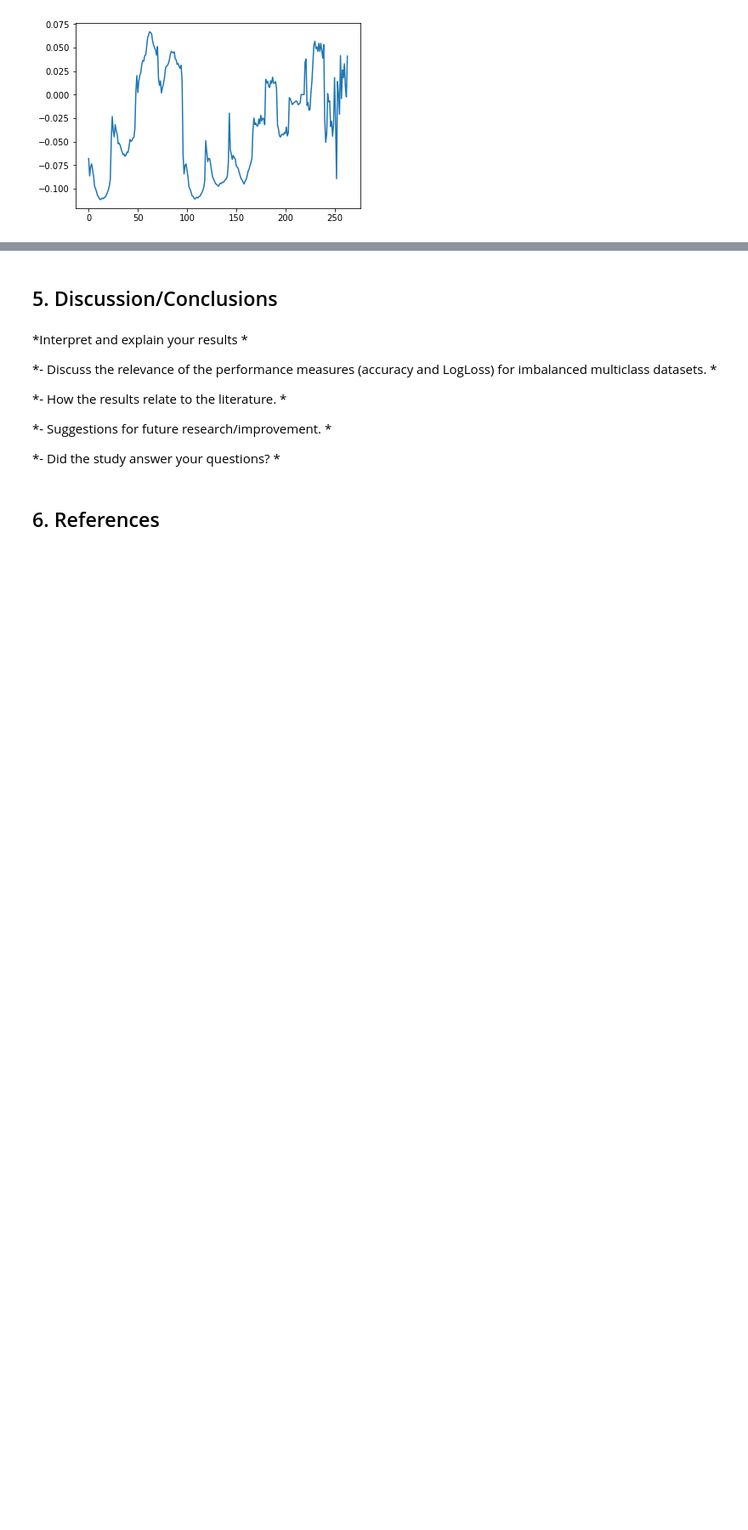
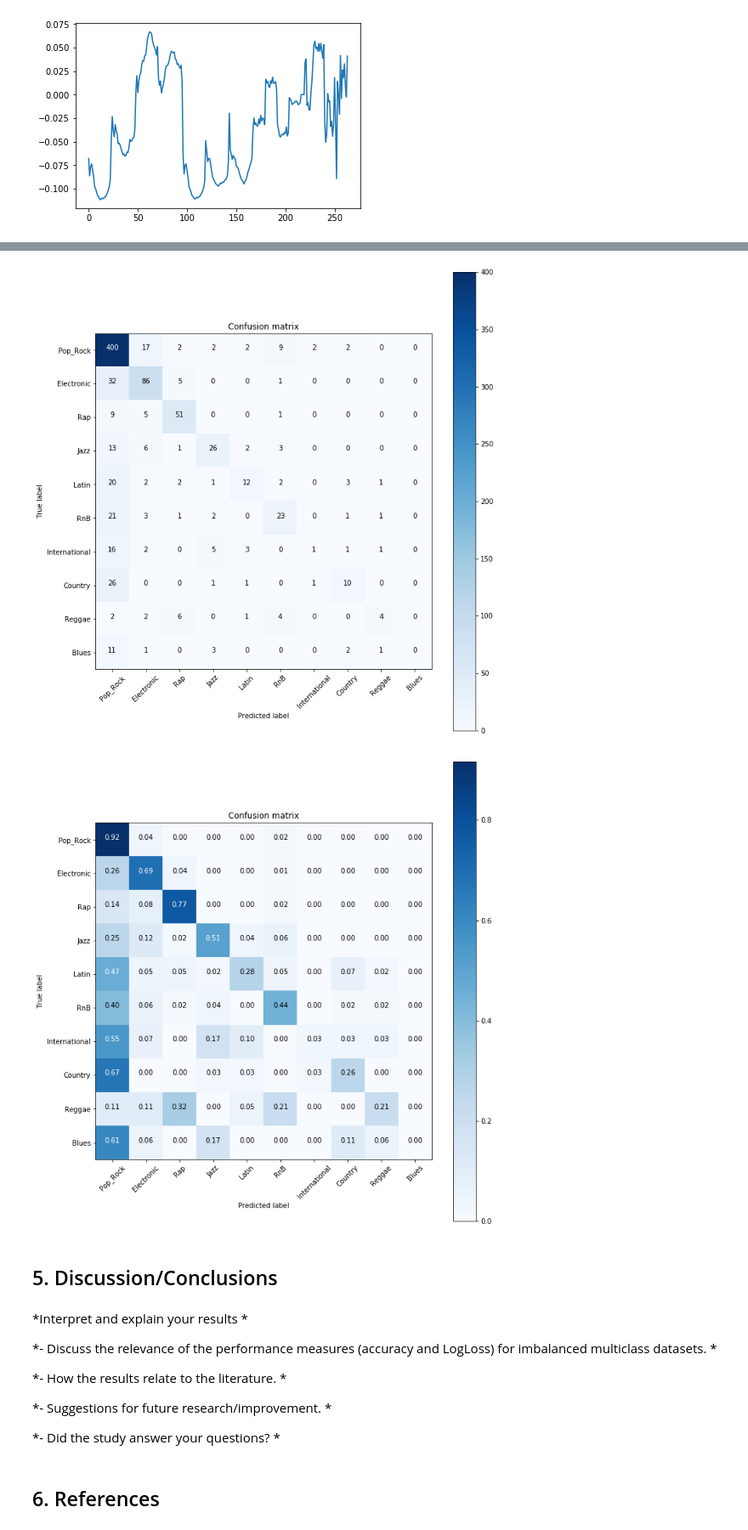
Before and after one commit to abdullahkhan93/MLBP-2018, a Jupyter notebook: Project Report.ipynb, the cells around one changed output, grey strips where cells are left out. Shown at 85% size. Saved outputs shown, nothing was run; the diff lists cells and outputs as text; code cells hidden in the pictures; blank space fills up the shorter version.

```diff
--- a/Project Report.ipynb
+++ b/Project Report.ipynb
@@ -481,20 +506,0 @@ plot_confusion_matrix(YTestSet, logreg.predict(XTestSet), classes = class_names,
-# %%
-'''
-KNN Classifier Testing with Mutiple Iterations
-'''
-bestAcc = 0
-bestK = 1
-k_array = []
-acc = []
-for k in range(50):
-    neigh = KNeighborsClassifier(n_neighbors = k + 1, n_jobs = -2)
-    neigh.fit(XTrainSet, YTrainSet.ravel())
-    predLabels = neigh.predict(XTestSet)
-    conf = confusion_matrix(YTestSet, predLabels)
-    accuracy = np.trace(conf) / np.sum(conf)
-    k_array.append(k + 1)
-    acc.append(accuracy)
-    if acc >= bestAcc:
-        bestAcc = acc
-        bestK = k
-    print('Accuracy:', accuracy,'with', k + 1, 'neighbors')
@@ -552,0 +517,53 @@ print(clf.score(XTestSet, YTestSet.ravel()))
+# %%
+if algo_choice == 1:
+
+    '''
+    Best Multinomial Logistic Regression Classification (with tuned parameters)
+    '''
+    logreg = LogReg(C = best_C, max_iter = 7500, solver ='sag', multi_class = 'multinomial', n_jobs = -2)
+    logreg.fit(XTrainSet, YTrainSet.ravel())
+    predictTrain = logreg.predict(XTrainSet)
+    print('Results for Logistic Regression \n')
+    print('Best Inverse of Regularization Constant (C): ', best_C)
+    print('Validation Accuracy: ', met.accuracy_score(YTestSet, logreg.predict(XTestSet)))
+    print('Validation Log-loss: ', met.log_loss(YTestSet, logreg.predict_proba(XTestSet)), '\n')
+
+    # Write down predictions to spreadsheet to be forwarded to Kaggle.
+    output(logreg.predict(XTestData).ravel(), logreg.predict_proba(XTestData), 'logreg')
+
+    # Plot Confusion matrix for Logistic Regression
+    print('Confusion Matrix for Logistic Regression \n')
+    class_names = ['Pop_Rock','Electronic','Rap','Jazz','Latin','RnB','International','Country','Reggae','Blues']
+    plt.figure(figsize = (10, 10))
+    plot_confusion_matrix(YTestSet, logreg.predict(XTestSet), classes = class_names, normalize = False)
+    plt.figure(figsize = (10, 10))
+    plot_confusion_matrix(YTestSet, logreg.predict(XTestSet), classes = class_names, normalize = True)
+
+
+elif algo_choice == 2:
+
+    '''
+    Best KNN Classification (with tuned parameters)
+    '''
+    neigh = KNeighborsClassifier(n_neighbors = bestK + 1, n_jobs = -2)
+    neigh.fit(XTrainSet, YTrainSet.ravel())
+    predLabels = neigh.predict(XTestSet)
+    conf = confusion_matrix(YTestSet, predLabels)
+    accuracy = np.trace(conf) / np.sum(conf)
+    logloss = neigh.predict_proba(XTestSet)
+    print('Results for K-Nearest Neighbor \n')
+    print('Best Number of Neighbors (K): ', bestK + 1)
+    print('Validation Accuracy: ', met.accuracy_score(YTestSet, neigh.predict(XTestSet)))
+    print('Validation Log-loss: ', met.log_loss(YTestSet, neigh.predict_proba(XTestSet)), '\n')
+
+    # Write down predictions to spreadsheet to be forwarded to Kaggle.
+    output(neigh.predict(XTestData).ravel(), neigh.predict_proba(XTestData), 'knn')
+
+    # Plot Confusion matrix for Logistic Regression
+    print('Confusion Matrix for K-Nearest Neighbor \n')
+    class_names = ['Pop_Rock','Electronic','Rap','Jazz','Latin','RnB','International','Country','Reggae','Blues']
+    plt.figure(figsize = (10, 10))
+    plot_confusion_matrix(YTestSet, neigh.predict(XTestSet), classes = class_names, normalize = False)
+    plt.figure(figsize = (10, 10))
+    plot_confusion_matrix(YTestSet, neigh.predict(XTestSet), classes = class_names, normalize = True)
+# %% [output]
@@ -553,3 +577,5 @@ print(clf.score(XTestSet, YTestSet.ravel()))
+[figure, added]
+[figure, added]
 # %% [markdown]
 ## 5. Discussion/Conclusions
 # %% [markdown]
```
Also changed, not shown: parts of 43 cells of this notebook, 5 other files.
